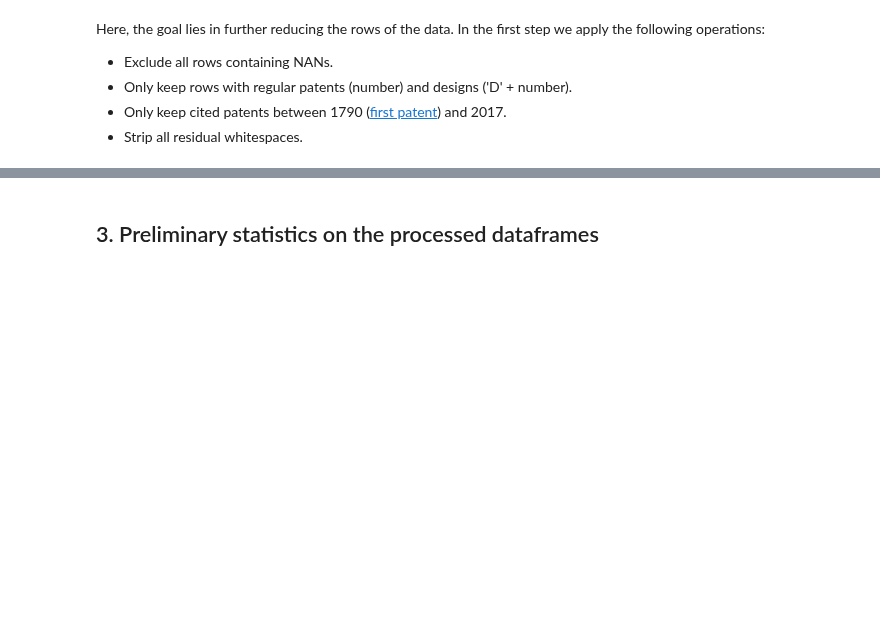
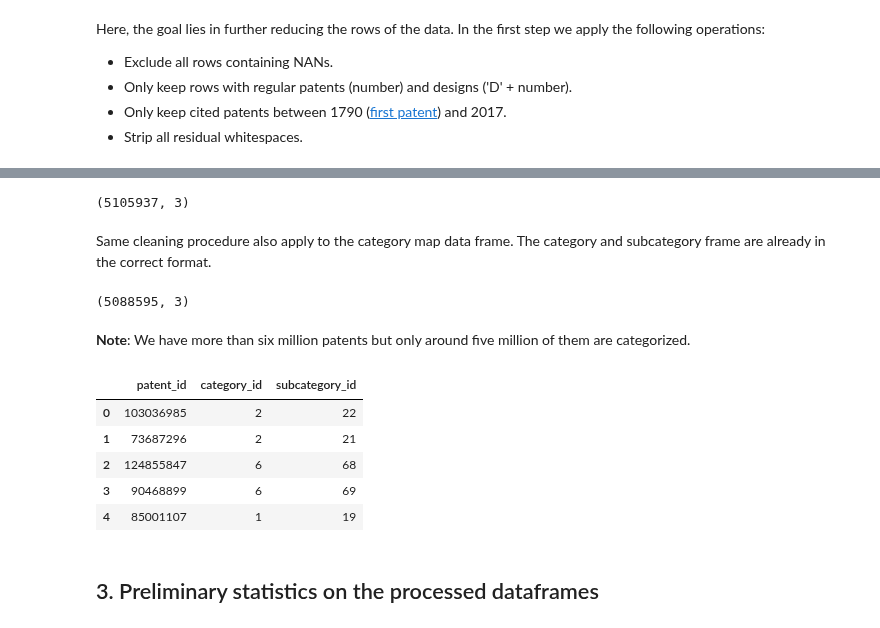
Before and after one commit to roman-bachmann/prayingmantissa, a Jupyter notebook: project/patents.ipynb, the cells around one changed output, grey strips where cells are left out. Drawn from its saved outputs; the diff is of its cells as text; code cells hidden in the pictures; blank space fills up the shorter version.

```diff
--- a/project/patents.ipynb
+++ b/project/patents.ipynb
@@ -228,0 +211,28 @@ patents.head()
+# %%
+categorymap = pd.read_csv(DATA + 'categorymap.csv', dtype={'category_id': np.int16, 'subcategory_id': np.int16})
+# %%
+categorymap.shape
+# %% [output]
+(5105937, 3)
+# %% [markdown]
+Same cleaning procedure also apply to the category map data frame. The category and subcategory frame are already in the correct format.
+# %%
+categorymap.dropna(inplace=True)
+
+categorymap = categorymap[categorymap.patent_id.str.match(r'([D]\d+$)|(^\d+$)')]
+categorymap['patent_id'] = np.array(list(map(lambda i: int(i, 16), categorymap.patent_id)), dtype=np.int32)
+# %%
+categorymap.shape
+# %% [output]
+(5088595, 3)
+# %% [markdown]
+**Note**: We have more than six million patents but only around five million of them are categorized.
+# %%
+categorymap.head()
+# %% [output]
+|  | patent_id | category_id | subcategory_id |
+| 0 | 103036985 | 2 | 22 |
+| 1 | 73687296 | 2 | 21 |
+| 2 | 124855847 | 6 | 68 |
+| 3 | 90468899 | 6 | 69 |
+| 4 | 85001107 | 1 | 19 |
```
Also changed, not shown: parts of 36 cells of this notebook.
